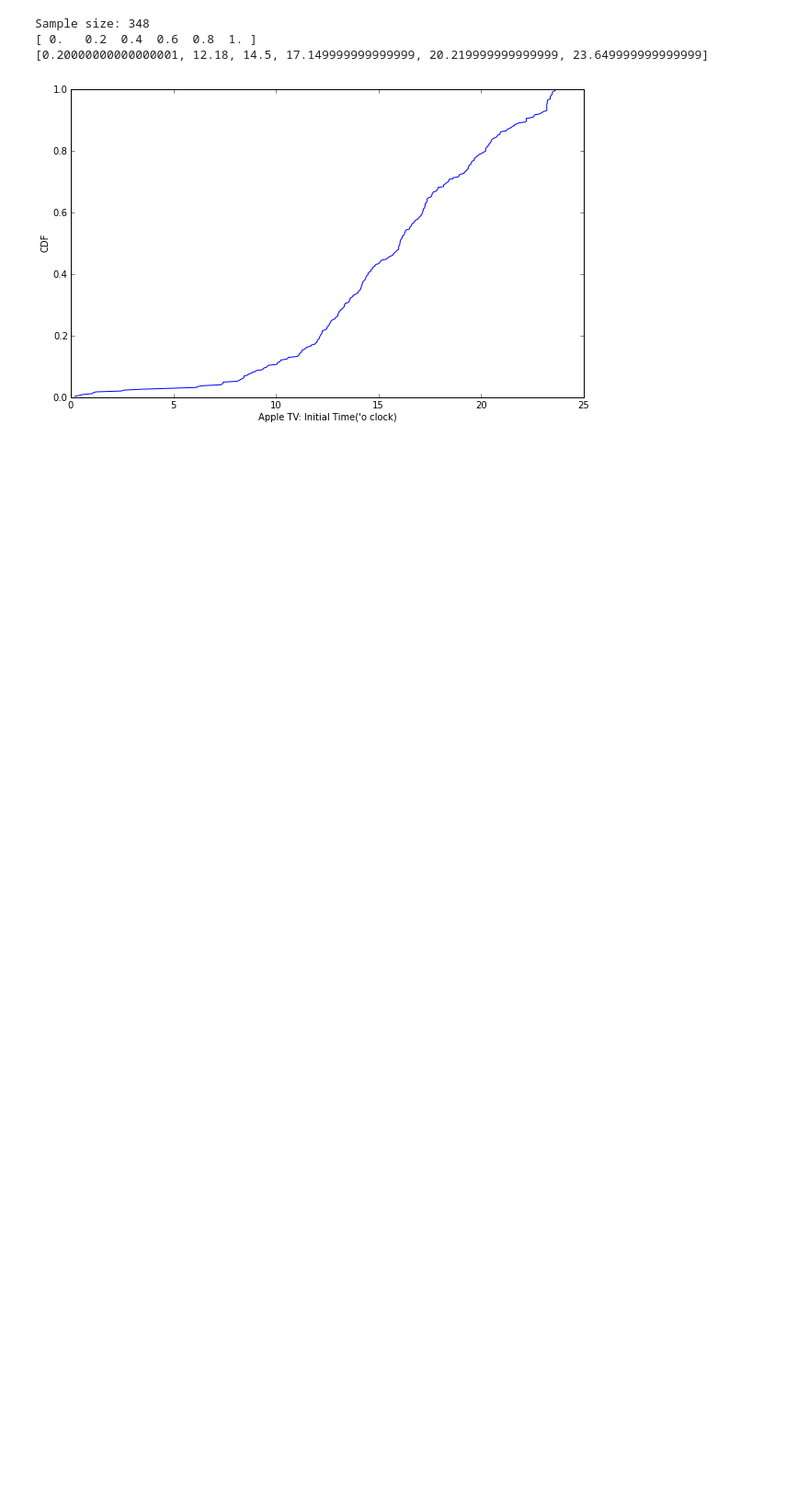
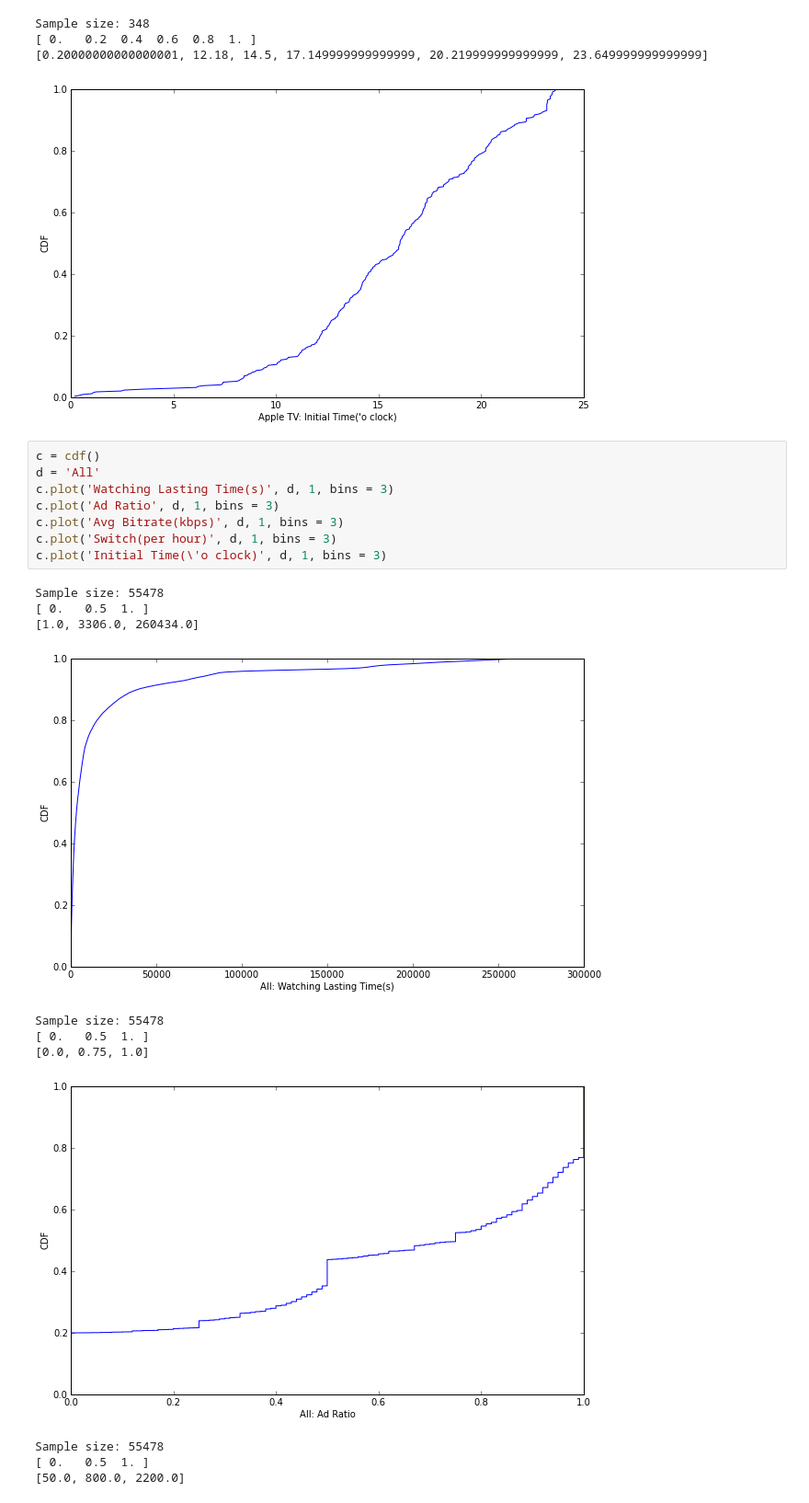
Before and after one commit to logicmd/DDQoE, a Jupyter notebook: ml/inspect-distribution-bins.ipynb, the cells around one changed output. Shown at 92% size. Saved outputs shown, nothing was run; the diff lists cells and outputs as text; blank space fills up the shorter version.

```diff
--- a/ml/inspect-distribution-bins.ipynb
+++ b/ml/inspect-distribution-bins.ipynb
@@ -335,3 +335,23 @@ Sample size: 348
 [ 0.   0.2  0.4  0.6  0.8  1. ]
 [0.20000000000000001, 12.18, 14.5, 17.149999999999999, 20.219999999999999, 23.649999999999999]
 [figure]
+# %%
+c = cdf()
+d = 'All'
+c.plot('Watching Lasting Time(s)', d, 1, bins = 3)
+c.plot('Ad Ratio', d, 1, bins = 3)
+c.plot('Avg Bitrate(kbps)', d, 1, bins = 3)
+c.plot('Switch(per hour)', d, 1, bins = 3)
+c.plot('Initial Time(\'o clock)', d, 1, bins = 3)
+# %% [output]
+Sample size: 55478
+[ 0.   0.5  1. ]
+[1.0, 3306.0, 260434.0]
+[figure, added]
+Sample size: 55478
+[ 0.   0.5  1. ]
+[0.0, 0.75, 1.0]
+[figure, added]
+Sample size: 55478
+[ 0.   0.5  1. ]
+[50.0, 800.0, 2200.0]
```
Also changed, not shown: parts of 4 cells of this notebook, 55 other files.
